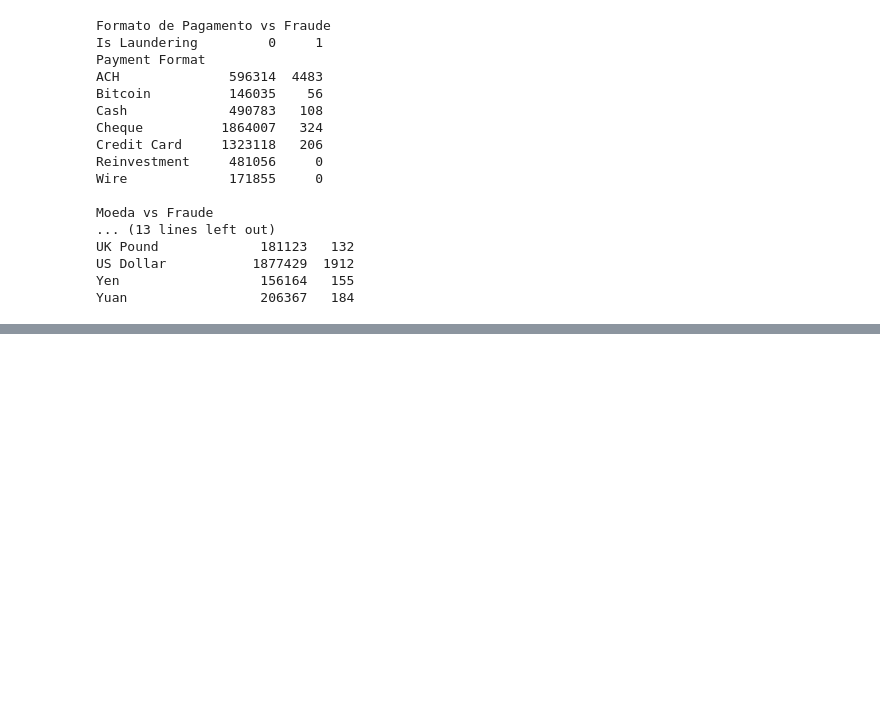
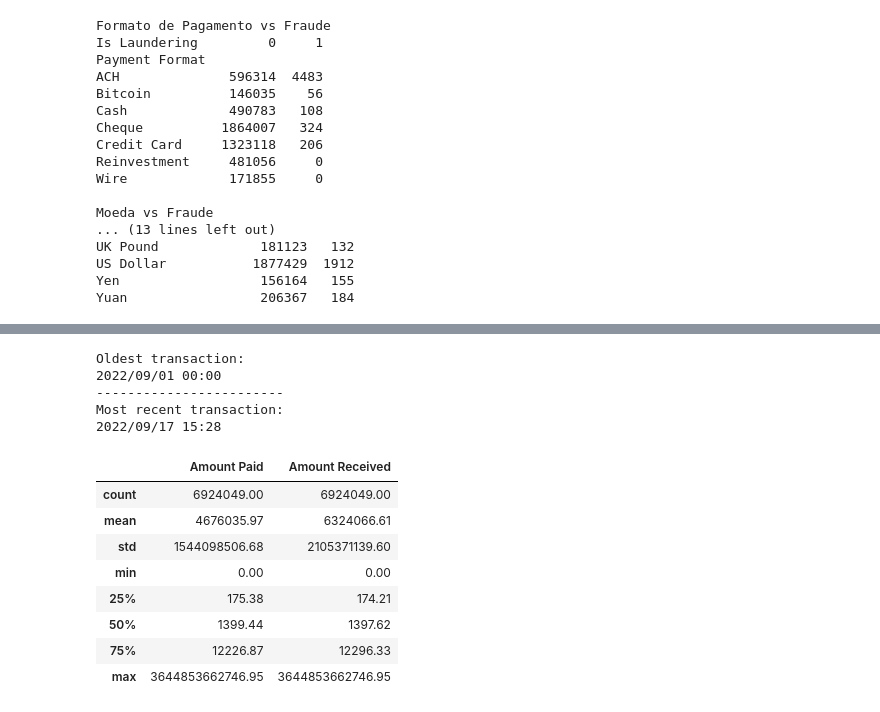
Before and after one commit to mateusmtorres23/aml-research, a Jupyter notebook: anomaly-detection-ibm-aml/eda.ipynb, the cells around one changed output, grey strips where cells are left out. Saved outputs shown, nothing was run; the diff lists cells and outputs as text; code cells hidden in the pictures; blank space fills up the shorter version.

```diff
--- a/anomaly-detection-ibm-aml/eda.ipynb
+++ b/anomaly-detection-ibm-aml/eda.ipynb
@@ -202,0 +214,26 @@ Yuan                 206367   184
+# %%
+print( f"""
+Oldest transaction:
+{min(trans_df['Timestamp'])}
+------------------------
+Most recent transaction:
+{max(trans_df['Timestamp'])}
+""")
+# %% [output]
+Oldest transaction:
+2022/09/01 00:00
+------------------------
+Most recent transaction:
+2022/09/17 15:28
+# %%
+trans_df[['Amount Paid', "Amount Received"]].describe().apply(lambda s: s.apply('{0:.2f}'.format))
+# %% [output]
+|  | Amount Paid | Amount Received |
+| count | 6924049.00 | 6924049.00 |
+| mean | 4676035.97 | 6324066.61 |
+| std | 1544098506.68 | 2105371139.60 |
+| min | 0.00 | 0.00 |
+| 25% | 175.38 | 174.21 |
+| 50% | 1399.44 | 1397.62 |
+| 75% | 12226.87 | 12296.33 |
+| max | 3644853662746.95 | 3644853662746.95 |
```
Also changed, not shown: parts of 5 cells of this notebook, 10 other files.
